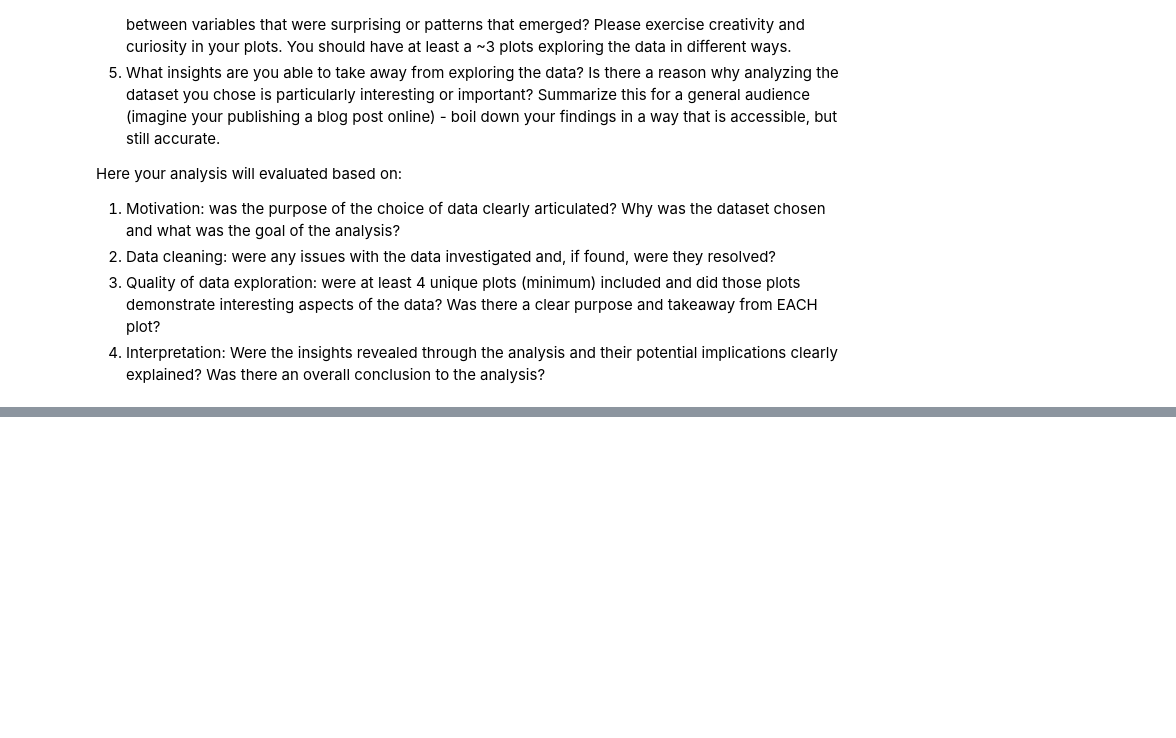
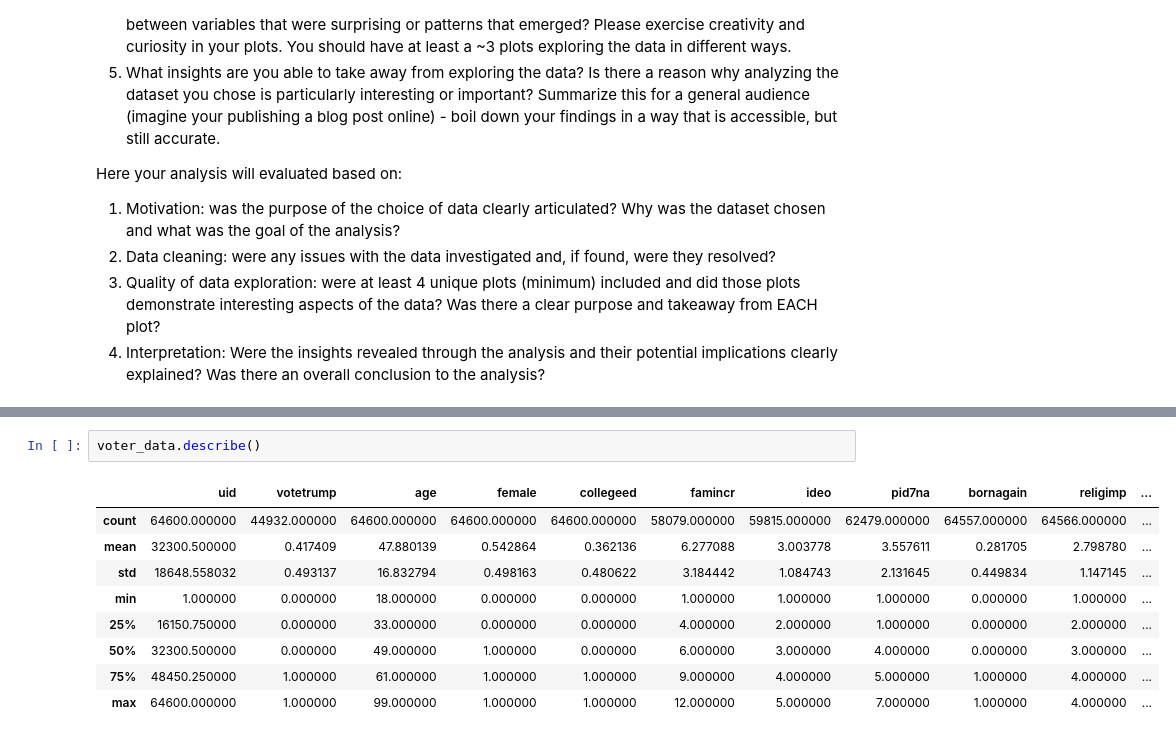
Before and after one commit to cake-dev/ml_class_stuff, a Jupyter notebook: assignments/data/q12.ipynb, the cells around one changed output, grey strips where cells are left out. Drawn from its saved outputs; the diff is of its cells as text; blank space fills up the shorter version.

```diff
--- a/assignments/data/q12.ipynb
+++ b/assignments/data/q12.ipynb
@@ -41,0 +42,12 @@ spotify_data
+# %%
+voter_data.describe()
+# %% [output]
+|  | uid | votetrump | age | female | collegeed | famincr | ideo | pid7na | bornagain | religimp | ... |
+| count | 64600.000000 | 44932.000000 | 64600.000000 | 64600.000000 | 64600.000000 | 58079.000000 | 59815.000000 | 62479.000000 | 64557.000000 | 64566.000000 | ... |
+| mean | 32300.500000 | 0.417409 | 47.880139 | 0.542864 | 0.362136 | 6.277088 | 3.003778 | 3.557611 | 0.281705 | 2.798780 | ... |
+| std | 18648.558032 | 0.493137 | 16.832794 | 0.498163 | 0.480622 | 3.184442 | 1.084743 | 2.131645 | 0.449834 | 1.147145 | ... |
+| min | 1.000000 | 0.000000 | 18.000000 | 0.000000 | 0.000000 | 1.000000 | 1.000000 | 1.000000 | 0.000000 | 1.000000 | ... |
+| 25% | 16150.750000 | 0.000000 | 33.000000 | 0.000000 | 0.000000 | 4.000000 | 2.000000 | 1.000000 | 0.000000 | 2.000000 | ... |
+| 50% | 32300.500000 | 0.000000 | 49.000000 | 1.000000 | 0.000000 | 6.000000 | 3.000000 | 4.000000 | 0.000000 | 3.000000 | ... |
+| 75% | 48450.250000 | 1.000000 | 61.000000 | 1.000000 | 1.000000 | 9.000000 | 4.000000 | 5.000000 | 1.000000 | 4.000000 | ... |
+| max | 64600.000000 | 1.000000 | 99.000000 | 1.000000 | 1.000000 | 12.000000 | 5.000000 | 7.000000 | 1.000000 | 4.000000 | ... |
```
Also changed, not shown: parts of 17 cells of this notebook, 2 other files.
